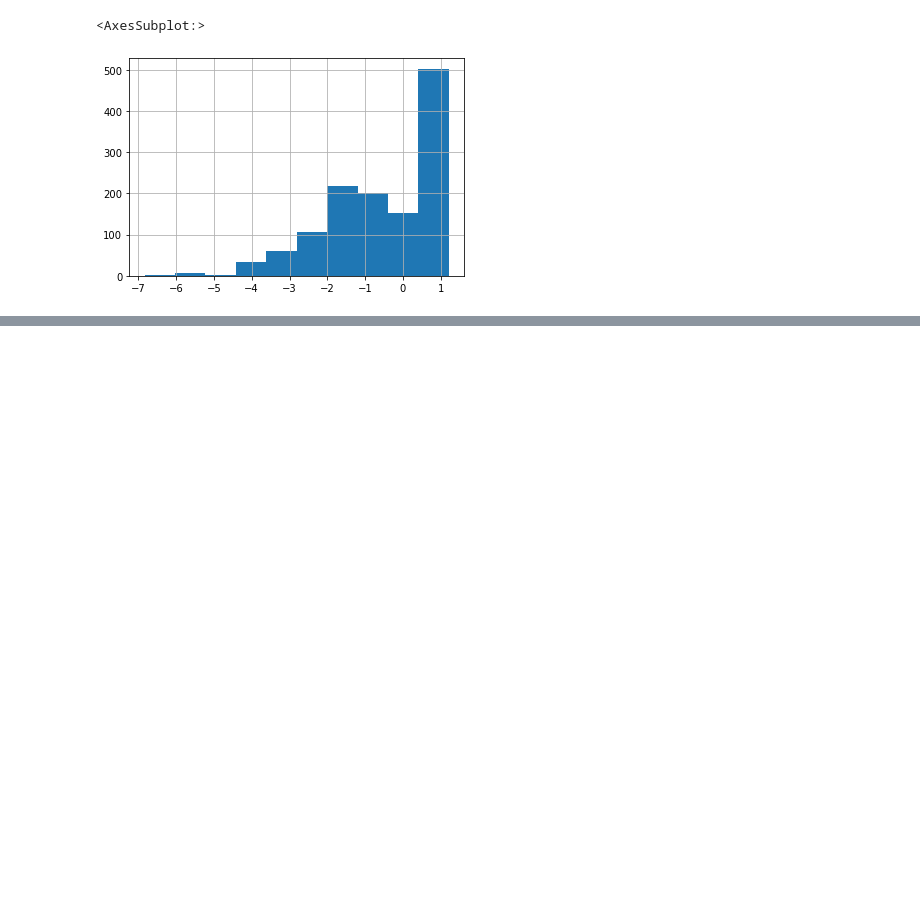
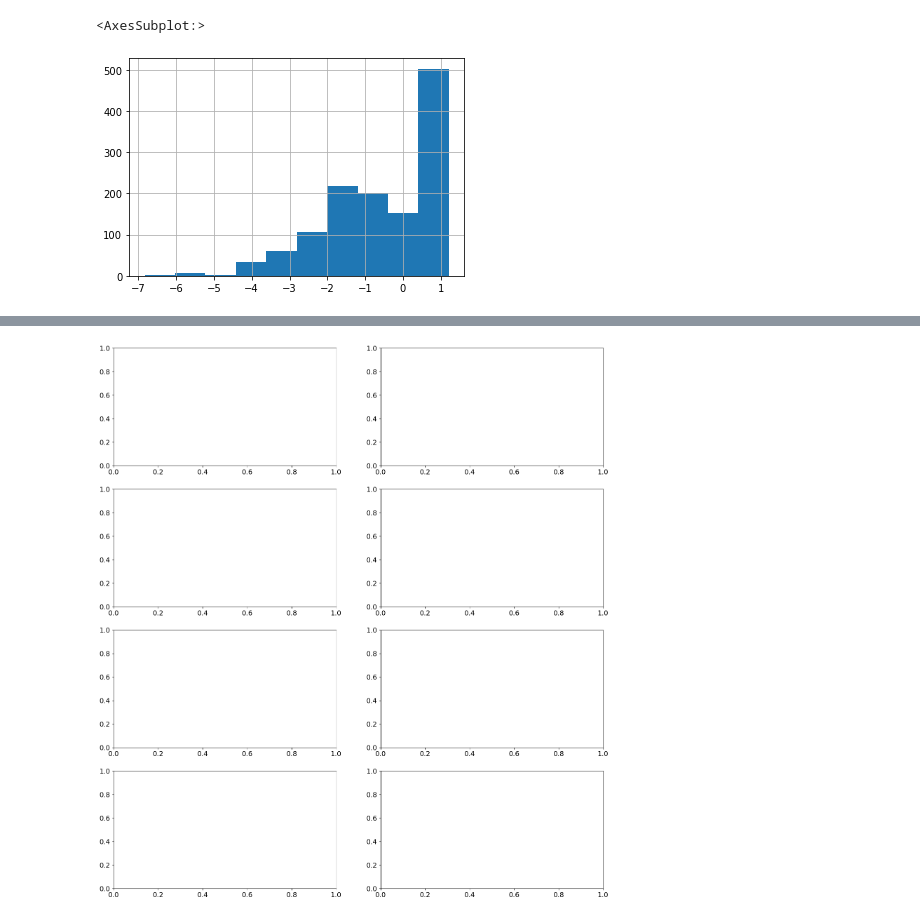
Before and after one commit to BorisOst/SkillFactFinalProject, a Jupyter notebook: exp04_20230303_lstm.ipynb, the cells around one changed output, grey strips where cells are left out. Cells and saved outputs as stored; diff of their text form; code cells hidden in the pictures; blank space fills up the shorter version.

```diff
--- a/exp04_20230303_lstm.ipynb
+++ b/exp04_20230303_lstm.ipynb
@@ -196,0 +332,6 @@ np.log(train_df['Close_stand']).hist()
+# %%
+import matplotlib.pyplot as plt
+
+fig, ax = plt.subplots(len(ma_list), 2)
+# %% [output]
+[figure, added]
```
Also changed, not shown: parts of 38 cells of this notebook, 5 other files.
